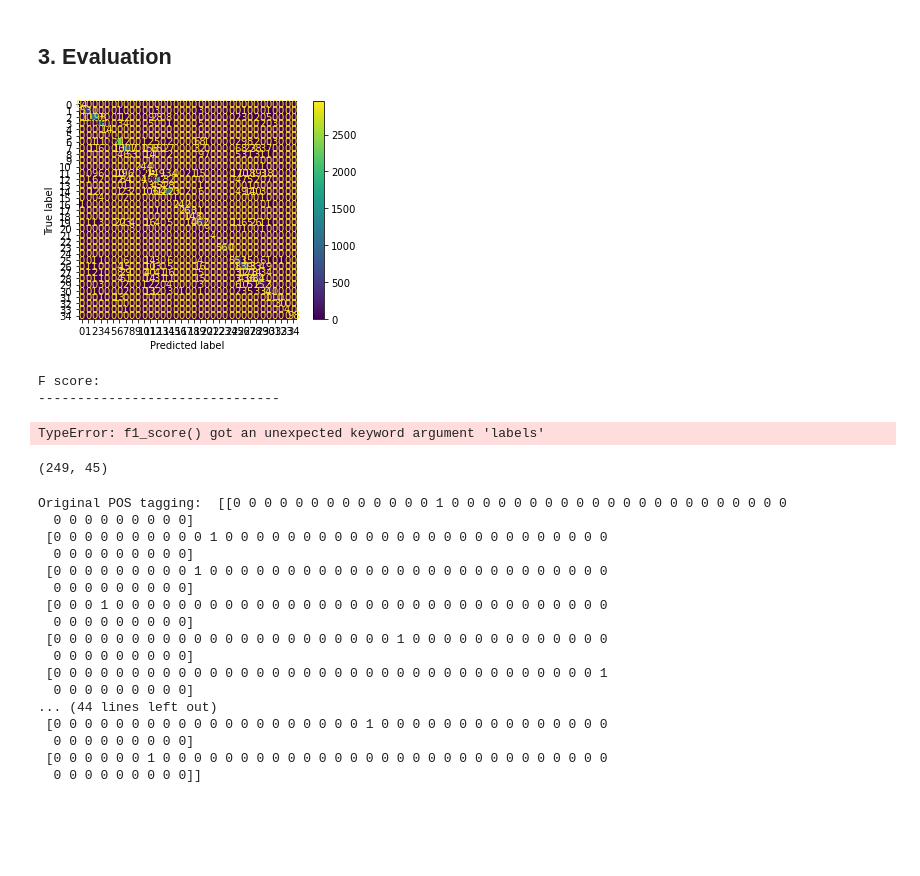
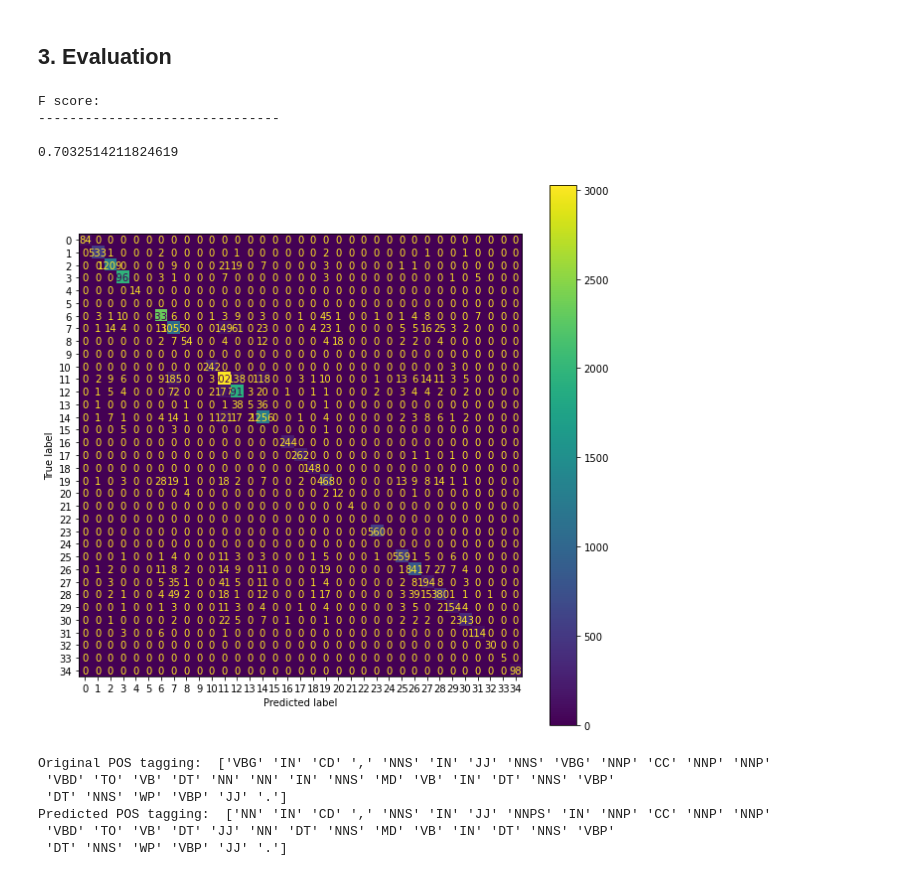
Before and after one commit to gmurro/PartOfSpeechTagging, a Jupyter notebook: POS_final.ipynb, the cells around one changed output. Drawn from its saved outputs; the diff is of its cells as text; code cells hidden in the pictures; blank space fills up the shorter version.

```diff
--- a/POS_final.ipynb
+++ b/POS_final.ipynb
@@ -341,8 +341,12 @@ The hyperparameter search is complete. The optimal number of units in the first
 Model 4: Bidirectional LSMT + two Dense layer variant tuning
 # %%
 # tune the hyperparameters of the fourth model
+callback = tf.keras.callbacks.EarlyStopping(monitor='val_accuracy', patience=3)
+layer = tf.keras.layers.Dropout([0-0.5])
+kernel_regularizer='l2'
+
 tuner_bilstm_two_dense = kt.Hyperband(build_bilstm_two_dense_model,
-                     objective=kt.Objective("val_f1_score", direction="max"),
+                     objective=kt.Objective("val_accuracy", direction="max"),
                      max_epochs=epochs,
                      #overwrite=True,
                      directory="tuner",
@@ -351,7 +355,7 @@ tuner_bilstm_two_dense.search(X_train, y_train, epochs=epochs, batch_size=batch_
 best_hps_bilstm_two_dense = tuner_bilstm_two_dense.get_best_hyperparameters()[0]
 
 print(f"The hyperparameter search is complete. "
-      f"The optimal number of units in the first LSTM layer is {best_hps_bilstm_two_dense.get('units1')} "
+      f"The optimal number of units in the first LSTM layer is {best_hps_bilstm_two_dense.get('units1')}. "
       f"The optimal number of units in the first densely-connected layer is {best_hps_bilstm_two_dense.get('units2')} "
       f"and the optimal learning rate for the optimizer is {best_hps_bilstm_two_dense.get('learning_rate')}.")
 # %% [output]
@@ -684,50 +688,36 @@ def evaluate_model(model, X_test, y_test, labels):
     # show confusion matrix
     conf_matrix = confusion_matrix(y_true, y_pred, labels=labels)
     disp = ConfusionMatrixDisplay(conf_matrix)
-    disp.plot()
-    plt.show()
+    fig, ax = plt.subplots(figsize=(10,10))
+    disp.plot(ax=ax)
     # f1 score
     print("F score:\n-------------------------------\n")
     print(f1_score(y_true, y_pred, labels=labels, average='macro'))
 # %%
 punctuation_indexes = [0, 1, 2, 3, 4, 5, 6, 16, 30, 43]
 classes = target_vectorizer.get_classes()
 valid_labels = list(set(range(len(classes))) - set(punctuation_indexes))
-evaluate_model(model, X_test, y_test, valid_labels)
+evaluate_model(model_bilstm, X_test, y_test, valid_labels)
 # %% [output]
+F score:
+-------------------------------
+
+0.7032514211824619
-[figure, old version]
+[figure, new version]
-F score:
--------------------------------
-TypeError: f1_score() got an unexpected keyword argument 'labels'
-# %%
-y_test[i_test].shape
-# %% [output]
-(249, 45)
 # %%
-i_test = 4  # change this to see the prediction for a different sentence
+i_test = 6  # change this to see the prediction for a different sentence
 
 print("Original POS tagging: ",target_vectorizer.inverse_transform([y_test[i_test]])[0])
 
-raw_y_pred = model.predict(np.array([X_test[i_test]]))
+raw_y_pred = model_bilstm.predict(np.array([X_test[i_test]]))
 # shape of the output is doc x len_sen x classes
 # argmax for label predictions
 
 print("Predicted POS tagging: ",target_vectorizer.inverse_transform_probabilities(raw_y_pred)[0])
 # %% [output]
-Original POS tagging:  [[0 0 0 0 0 0 0 0 0 0 0 0 0 1 0 0 0 0 0 0 0 0 0 0 0 0 0 0 0 0 0 0 0 0 0 0
-  0 0 0 0 0 0 0 0 0]
- [0 0 0 0 0 0 0 0 0 0 1 0 0 0 0 0 0 0 0 0 0 0 0 0 0 0 0 0 0 0 0 0 0 0 0 0
-  0 0 0 0 0 0 0 0 0]
- [0 0 0 0 0 0 0 0 0 1 0 0 0 0 0 0 0 0 0 0 0 0 0 0 0 0 0 0 0 0 0 0 0 0 0 0
-  0 0 0 0 0 0 0 0 0]
- [0 0 0 1 0 0 0 0 0 0 0 0 0 0 0 0 0 0 0 0 0 0 0 0 0 0 0 0 0 0 0 0 0 0 0 0
-  0 0 0 0 0 0 0 0 0]
- [0 0 0 0 0 0 0 0 0 0 0 0 0 0 0 0 0 0 0 0 0 0 1 0 0 0 0 0 0 0 0 0 0 0 0 0
-  0 0 0 0 0 0 0 0 0]
- [0 0 0 0 0 0 0 0 0 0 0 0 0 0 0 0 0 0 0 0 0 0 0 0 0 0 0 0 0 0 0 0 0 0 0 1
-  0 0 0 0 0 0 0 0 0]
-... (44 lines left out)
- [0 0 0 0 0 0 0 0 0 0 0 0 0 0 0 0 0 0 0 0 1 0 0 0 0 0 0 0 0 0 0 0 0 0 0 0
-  0 0 0 0 0 0 0 0 0]
- [0 0 0 0 0 0 1 0 0 0 0 0 0 0 0 0 0 0 0 0 0 0 0 0 0 0 0 0 0 0 0 0 0 0 0 0
-  0 0 0 0 0 0 0 0 0]]
+Original POS tagging:  ['VBG' 'IN' 'CD' ',' 'NNS' 'IN' 'JJ' 'NNS' 'VBG' 'NNP' 'CC' 'NNP' 'NNP'
+ 'VBD' 'TO' 'VB' 'DT' 'NN' 'NN' 'IN' 'NNS' 'MD' 'VB' 'IN' 'DT' 'NNS' 'VBP'
+ 'DT' 'NNS' 'WP' 'VBP' 'JJ' '.']
+Predicted POS tagging:  ['NN' 'IN' 'CD' ',' 'NNS' 'IN' 'JJ' 'NNPS' 'IN' 'NNP' 'CC' 'NNP' 'NNP'
+ 'VBD' 'TO' 'VB' 'DT' 'JJ' 'NN' 'DT' 'NNS' 'MD' 'VB' 'IN' 'DT' 'NNS' 'VBP'
+ 'DT' 'NNS' 'WP' 'VBP' 'JJ' '.']
```
Also changed, not shown: parts of 1 cell of this notebook.
